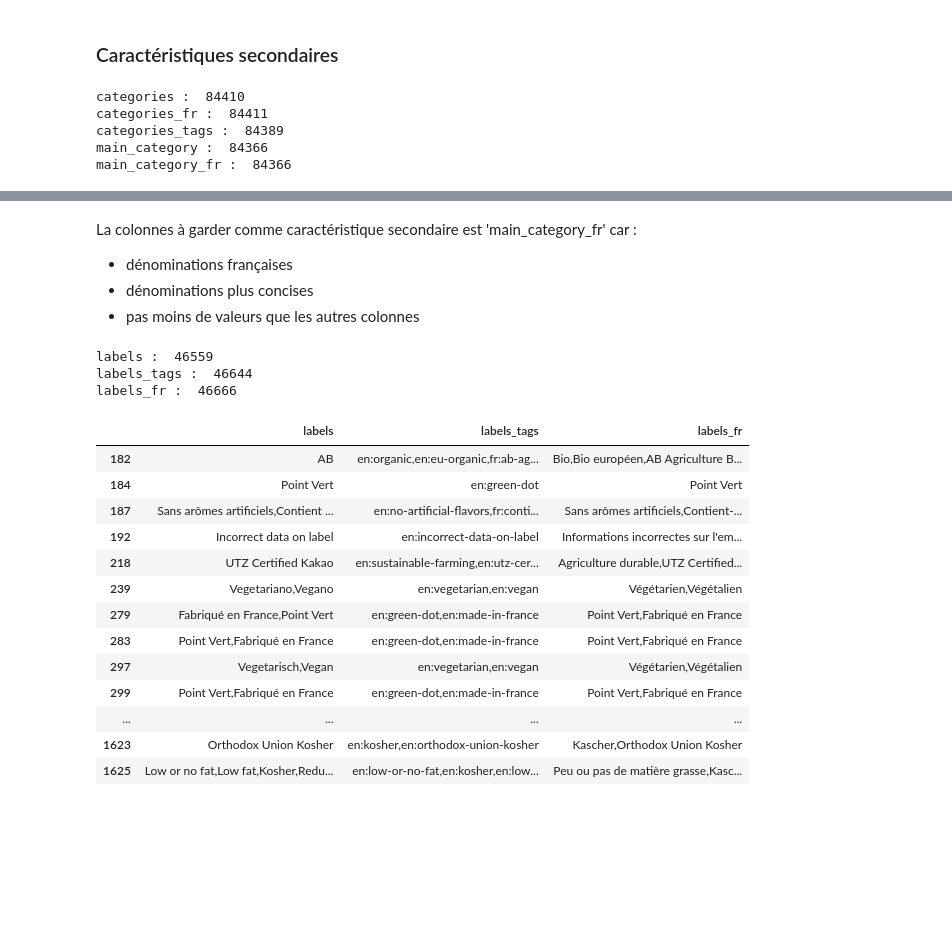
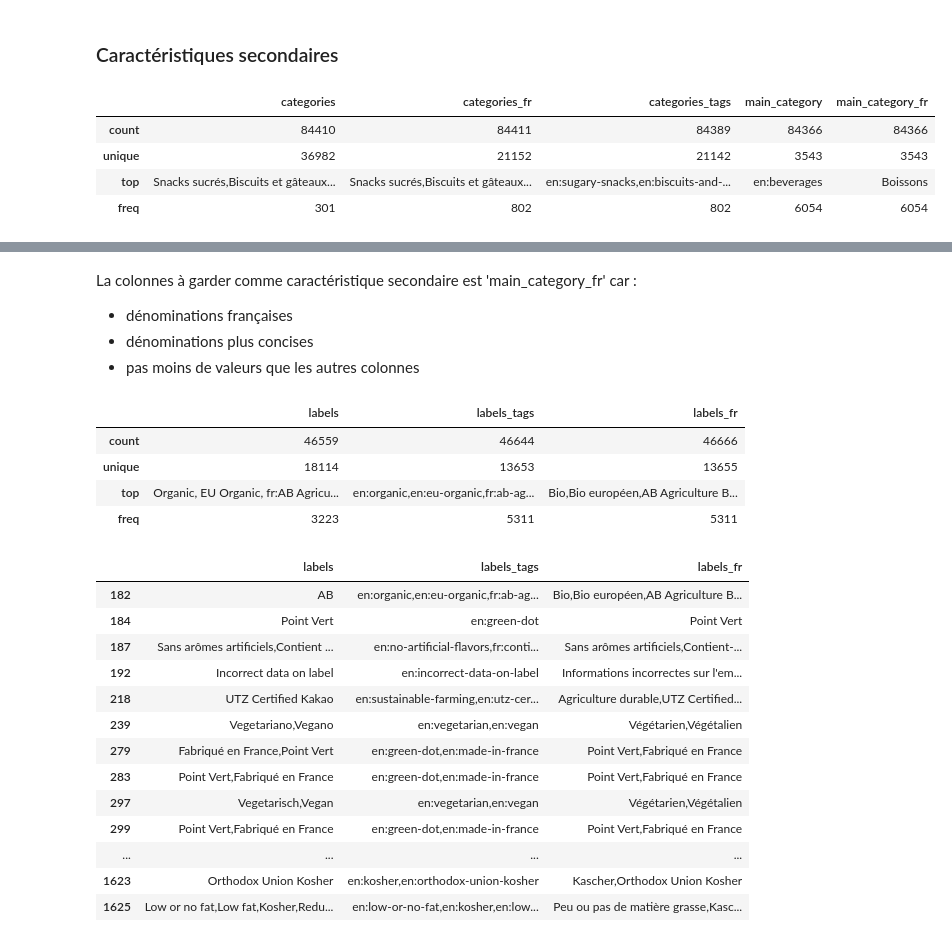
Before and after one commit to Nacim-B/Sante_Publique_France, a Jupyter notebook: Sante_Publique.ipynb, the cells around one changed output, grey strips where cells are left out. Saved outputs shown, nothing was run; the diff lists cells and outputs as text; code cells hidden in the pictures; blank space fills up the shorter version.

```diff
--- a/Sante_Publique.ipynb
+++ b/Sante_Publique.ipynb
@@ -77,11 +74,10 @@ def nombreNotNa(df, liste):
 # %%
-# valeurs non nulles pour la liste categorie
-
-nombreNotNa(df, categorie)
+# analyse de la liste categorie
+df[categorie].describe(include='object')
 # %% [output]
-categories :  84410
-categories_fr :  84411
-categories_tags :  84389
-main_category :  84366
-main_category_fr :  84366
+|  | categories | categories_fr | categories_tags | main_category | main_category_fr |
+| count | 84410 | 84411 | 84389 | 84366 | 84366 |
+| unique | 36982 | 21152 | 21142 | 3543 | 3543 |
+| top | Snacks sucrés,Biscuits et gâteaux... | Snacks sucrés,Biscuits et gâteaux... | en:sugary-snacks,en:biscuits-and-... | en:beverages | Boissons |
+| freq | 301 | 802 | 802 | 6054 | 6054 |
 # %%
@@ -116,11 +112,12 @@ caractéristiques_sec = ['main_category_fr']
 # %%
-# valeurs non nulles pour la liste categorie
-
-nombreNotNa(df, label)
+# analyse de la liste label
+df[label].describe(include='object')
 # %% [output]
-labels :  46559
-labels_tags :  46644
-labels_fr :  46666
+|  | labels | labels_tags | labels_fr |
+| count | 46559 | 46644 | 46666 |
+| unique | 18114 | 13653 | 13655 |
+| top | Organic, EU Organic, fr:AB Agricu... | en:organic,en:eu-organic,fr:ab-ag... | Bio,Bio européen,AB Agriculture B... |
+| freq | 3223 | 5311 | 5311 |
 # %%
 # 40 lignes des colonnes label, où aucune valeur nulle n'est présente
 
```
Also changed, not shown: parts of 25 cells of this notebook.
